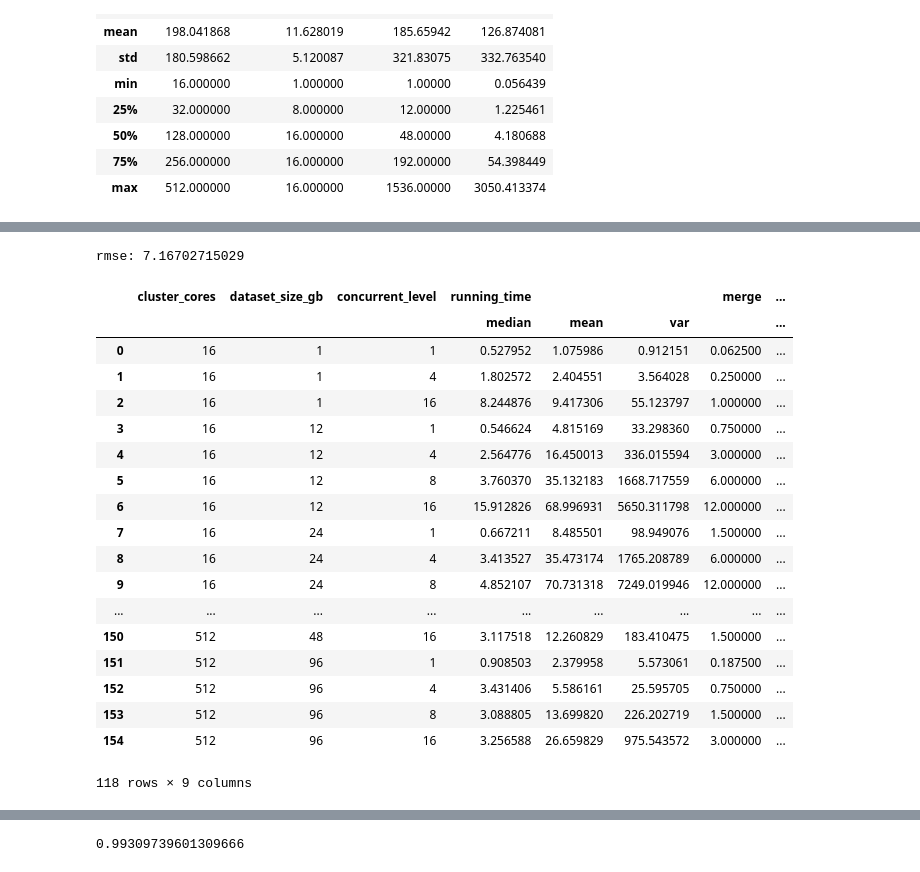
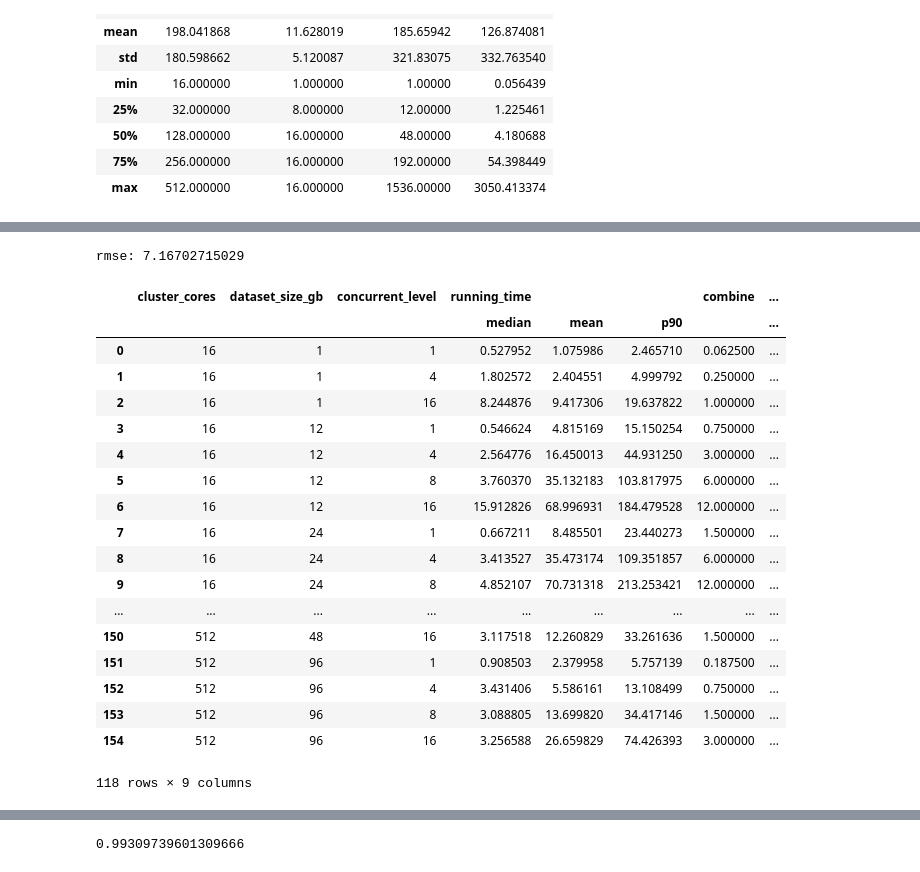
Before and after one commit to lebinh/notebooks, a Jupyter notebook: pebench-2016-04.ipynb, the cells around one changed output, grey strips where cells are left out. Saved outputs shown, nothing was run; the diff lists cells and outputs as text; code cells hidden in the pictures.

```diff
--- a/pebench-2016-04.ipynb
+++ b/pebench-2016-04.ipynb
@@ -36,8 +36,11 @@ d.describe()
 | 75% | 256.000000 | 16.000000 | 192.00000 | 54.398449 |
 | max | 512.000000 | 16.000000 | 1536.00000 | 3050.413374 |
 # %%
+def p90(a):
+    return np.percentile(a, 90)
+
 group = d.groupby(('cluster_cores', 'dataset_size_gb', 'concurrent_level'))
-agg = group.agg([np.median, np.mean, np.var])
+agg = group.agg([np.median, np.mean, p90])
 agg
 # %% [output]
 |  |  |  | running_time |  |  |
@@ -63,7 +66,6 @@ agg
 # %%
 agg = agg.reset_index()
 agg = agg[agg.dataset_size_gb < 192]
-agg['merge'] = agg.dataset_size_gb * agg.concurrent_level / agg.cluster_cores
 sns.pairplot(agg)
 # %% [output]
 <seaborn.axisgrid.PairGrid at 0x...>
@@ -71,5 +73,6 @@ sns.pairplot(agg)
 # %%
+agg['combine'] = agg.dataset_size_gb * agg.concurrent_level / agg.cluster_cores
 agg['avg_running_time'] = agg['running_time']['mean']
-sns.regplot('merge', 'avg_running_time', data=agg)
+sns.regplot('combine', 'avg_running_time', data=agg)
 # %% [output]
 <matplotlib.axes._subplots.AxesSubplot at 0x...>
@@ -99,33 +101,33 @@ print lr.coef_, lr.intercept_
 # %%
-def predict_running_time_merge(r):
-    return - 0.732886767993 + 7.0044157 * r['merge']
+def predict_running_time(r):
+    return - 0.732886767993 + 7.0044157 * r['combine']
 
-agg['predict_running_time_merge'] = agg.apply(predict_running_time_merge, axis=1)
+agg['predict_running_time'] = agg.apply(predict_running_time, axis=1)
 
 
-rmse = np.sqrt(np.sum(np.power(agg['predict_running_time_merge'] - agg['avg_running_time'], 2)) / len(agg))
+rmse = np.sqrt(np.sum(np.power(agg['predict_running_time'] - agg['avg_running_time'], 2)) / len(agg))
 print 'rmse: {}'.format(rmse)
 agg
 # %% [output]
 rmse: 7.16702715029
-|  | cluster_cores | dataset_size_gb | concurrent_level | running_time |  |  | merge | ... |
-|  |  |  |  | median | mean | var |  | ... |
-| 0 | 16 | 1 | 1 | 0.527952 | 1.075986 | 0.912151 | 0.062500 | ... |
-| 1 | 16 | 1 | 4 | 1.802572 | 2.404551 | 3.564028 | 0.250000 | ... |
-| 2 | 16 | 1 | 16 | 8.244876 | 9.417306 | 55.123797 | 1.000000 | ... |
-| 3 | 16 | 12 | 1 | 0.546624 | 4.815169 | 33.298360 | 0.750000 | ... |
-| 4 | 16 | 12 | 4 | 2.564776 | 16.450013 | 336.015594 | 3.000000 | ... |
-| 5 | 16 | 12 | 8 | 3.760370 | 35.132183 | 1668.717559 | 6.000000 | ... |
-| 6 | 16 | 12 | 16 | 15.912826 | 68.996931 | 5650.311798 | 12.000000 | ... |
-| 7 | 16 | 24 | 1 | 0.667211 | 8.485501 | 98.949076 | 1.500000 | ... |
-| 8 | 16 | 24 | 4 | 3.413527 | 35.473174 | 1765.208789 | 6.000000 | ... |
-| 9 | 16 | 24 | 8 | 4.852107 | 70.731318 | 7249.019946 | 12.000000 | ... |
+|  | cluster_cores | dataset_size_gb | concurrent_level | running_time |  |  | combine | ... |
+|  |  |  |  | median | mean | p90 |  | ... |
+| 0 | 16 | 1 | 1 | 0.527952 | 1.075986 | 2.465710 | 0.062500 | ... |
+| 1 | 16 | 1 | 4 | 1.802572 | 2.404551 | 4.999792 | 0.250000 | ... |
+| 2 | 16 | 1 | 16 | 8.244876 | 9.417306 | 19.637822 | 1.000000 | ... |
+| 3 | 16 | 12 | 1 | 0.546624 | 4.815169 | 15.150254 | 0.750000 | ... |
+| 4 | 16 | 12 | 4 | 2.564776 | 16.450013 | 44.931250 | 3.000000 | ... |
+| 5 | 16 | 12 | 8 | 3.760370 | 35.132183 | 103.817975 | 6.000000 | ... |
+| 6 | 16 | 12 | 16 | 15.912826 | 68.996931 | 184.479528 | 12.000000 | ... |
+| 7 | 16 | 24 | 1 | 0.667211 | 8.485501 | 23.440273 | 1.500000 | ... |
+| 8 | 16 | 24 | 4 | 3.413527 | 35.473174 | 109.351857 | 6.000000 | ... |
+| 9 | 16 | 24 | 8 | 4.852107 | 70.731318 | 213.253421 | 12.000000 | ... |
 | ... | ... | ... | ... | ... | ... | ... | ... | ... |
-| 150 | 512 | 48 | 16 | 3.117518 | 12.260829 | 183.410475 | 1.500000 | ... |
-| 151 | 512 | 96 | 1 | 0.908503 | 2.379958 | 5.573061 | 0.187500 | ... |
-| 152 | 512 | 96 | 4 | 3.431406 | 5.586161 | 25.595705 | 0.750000 | ... |
-| 153 | 512 | 96 | 8 | 3.088805 | 13.699820 | 226.202719 | 1.500000 | ... |
-| 154 | 512 | 96 | 16 | 3.256588 | 26.659829 | 975.543572 | 3.000000 | ... |
+| 150 | 512 | 48 | 16 | 3.117518 | 12.260829 | 33.261636 | 1.500000 | ... |
+| 151 | 512 | 96 | 1 | 0.908503 | 2.379958 | 5.757139 | 0.187500 | ... |
+| 152 | 512 | 96 | 4 | 3.431406 | 5.586161 | 13.108499 | 0.750000 | ... |
+| 153 | 512 | 96 | 8 | 3.088805 | 13.699820 | 34.417146 | 1.500000 | ... |
+| 154 | 512 | 96 | 16 | 3.256588 | 26.659829 | 74.426393 | 3.000000 | ... |
 118 rows × 9 columns
 # %%
 # simple prediction
```
Also changed, not shown: parts of 9 cells of this notebook.
